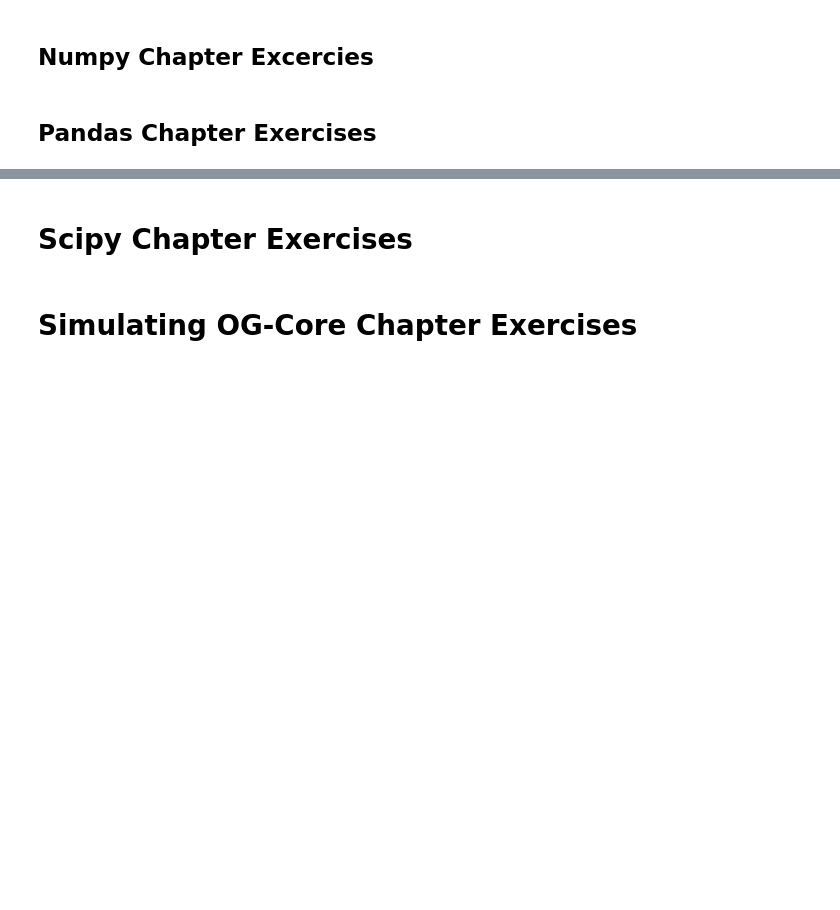
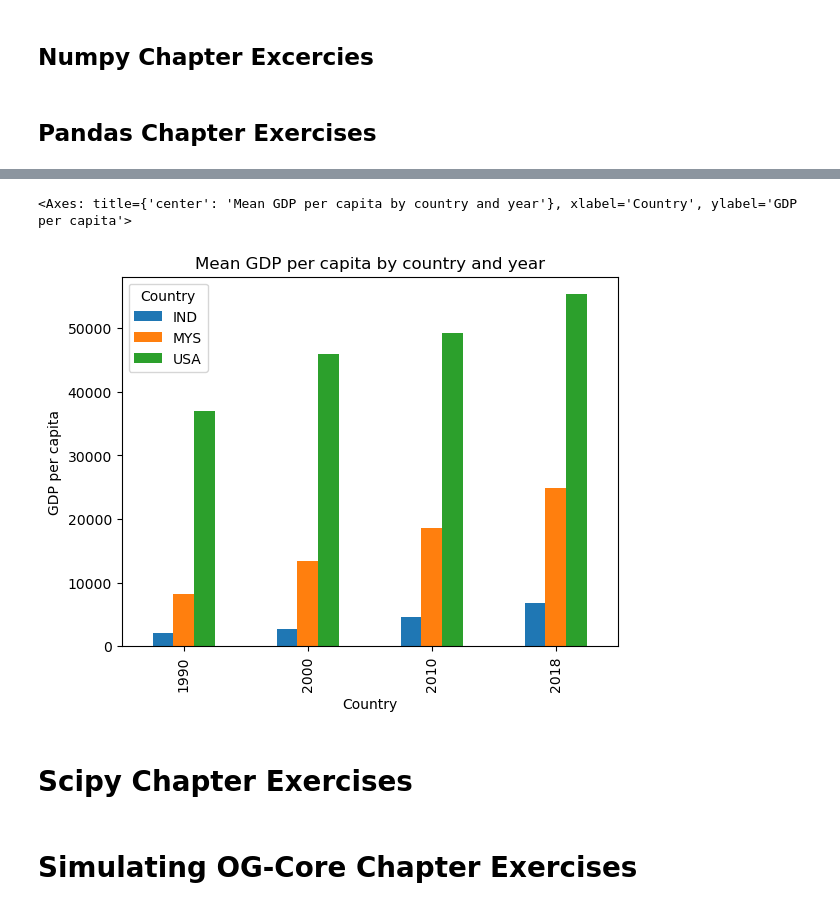
Before and after one commit to jdebacker/UN-OG-Training, a Jupyter notebook: code/Exercise_Solutions.ipynb, the cells around one changed output, grey strips where cells are left out. Cells and saved outputs as stored; diff of their text form; code cells hidden in the pictures; blank space fills up the shorter version.

```diff
--- a/code/Exercise_Solutions.ipynb
+++ b/code/Exercise_Solutions.ipynb
@@ -307,3 +394,11 @@ zaf_pop.to_csv("zaf_pop.csv", index=False)
+# %%
+# Exercise 8.5: Grouped bar plot with mean GDP by country and year
+# probably easiest to do this by pivoting the data
+df_country_year = df.pivot(index="Year", columns="Country", values="GDP per capita")
+df_country_year.plot.bar(title="Mean GDP per capita by country and year", xlabel="Country", ylabel="GDP per capita")
+# %% [output]
+<Axes: title={'center': 'Mean GDP per capita by country and year'}, xlabel='Country', ylabel='GDP per capita'>
+[figure, added]
 # %% [markdown]
 # Scipy Chapter Exercises
 # %%
```
Also changed, not shown: parts of 8 cells of this notebook.
